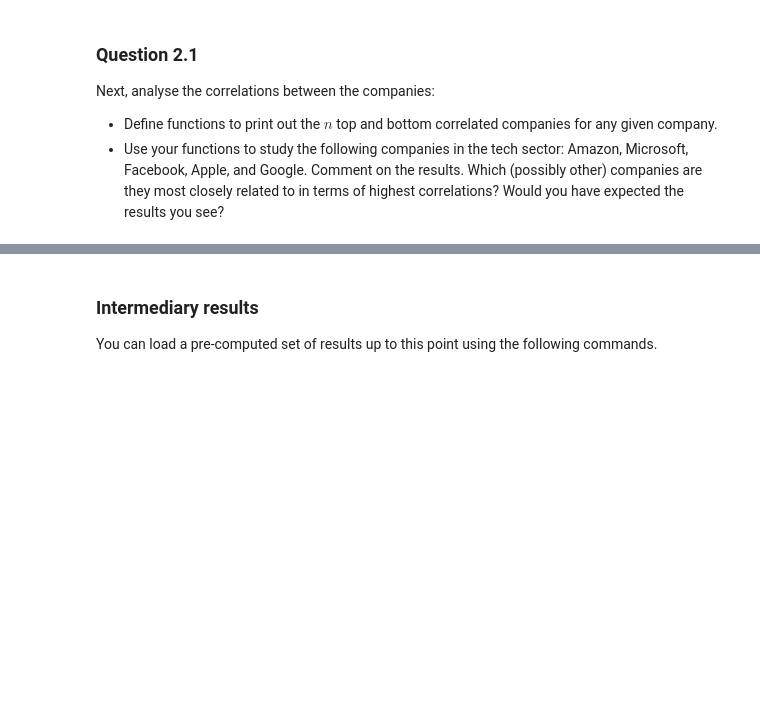
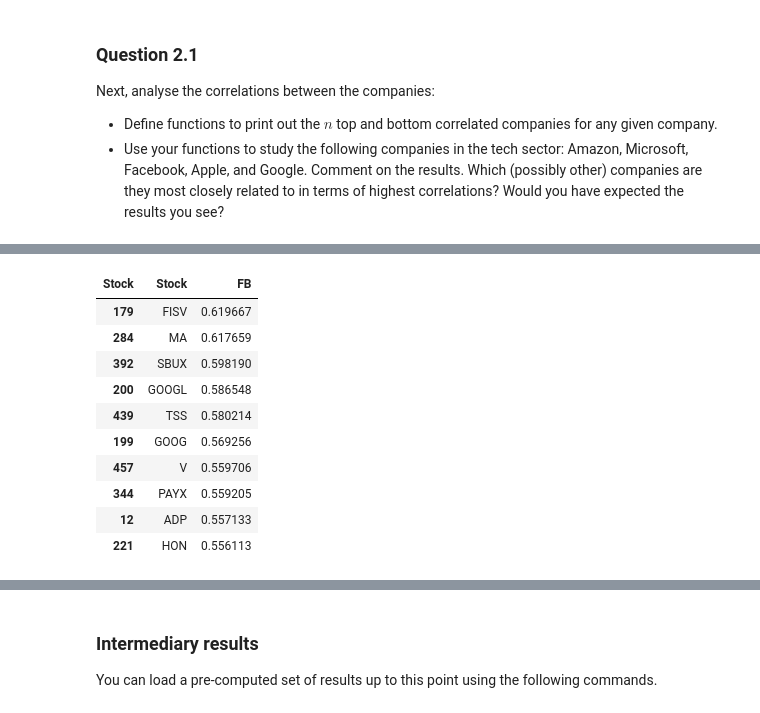
Before and after one commit to Mengsch3/apps-python-hw-03, a Jupyter notebook: hw_03_nb.ipynb, the cells around one changed output, grey strips where cells are left out. Saved outputs shown, nothing was run; the diff lists cells and outputs as text; code cells hidden in the pictures; blank space fills up the shorter version.

```diff
--- a/hw_03_nb.ipynb
+++ b/hw_03_nb.ipynb
@@ -250,0 +283,14 @@ Top_10_highest_corr_GOOG, Top_10_lowest_corr_GOOG = obtain_top_bottom(correlatio
+# %%
+Top_10_highest_corr_FB
+# %% [output]
+| Stock | Stock | FB |
+| 179 | FISV | 0.619667 |
+| 284 | MA | 0.617659 |
+| 392 | SBUX | 0.598190 |
+| 200 | GOOGL | 0.586548 |
+| 439 | TSS | 0.580214 |
+| 199 | GOOG | 0.569256 |
+| 457 | V | 0.559706 |
+| 344 | PAYX | 0.559205 |
+| 12 | ADP | 0.557133 |
+| 221 | HON | 0.556113 |
```
Also changed, not shown: parts of 8 cells of this notebook.
